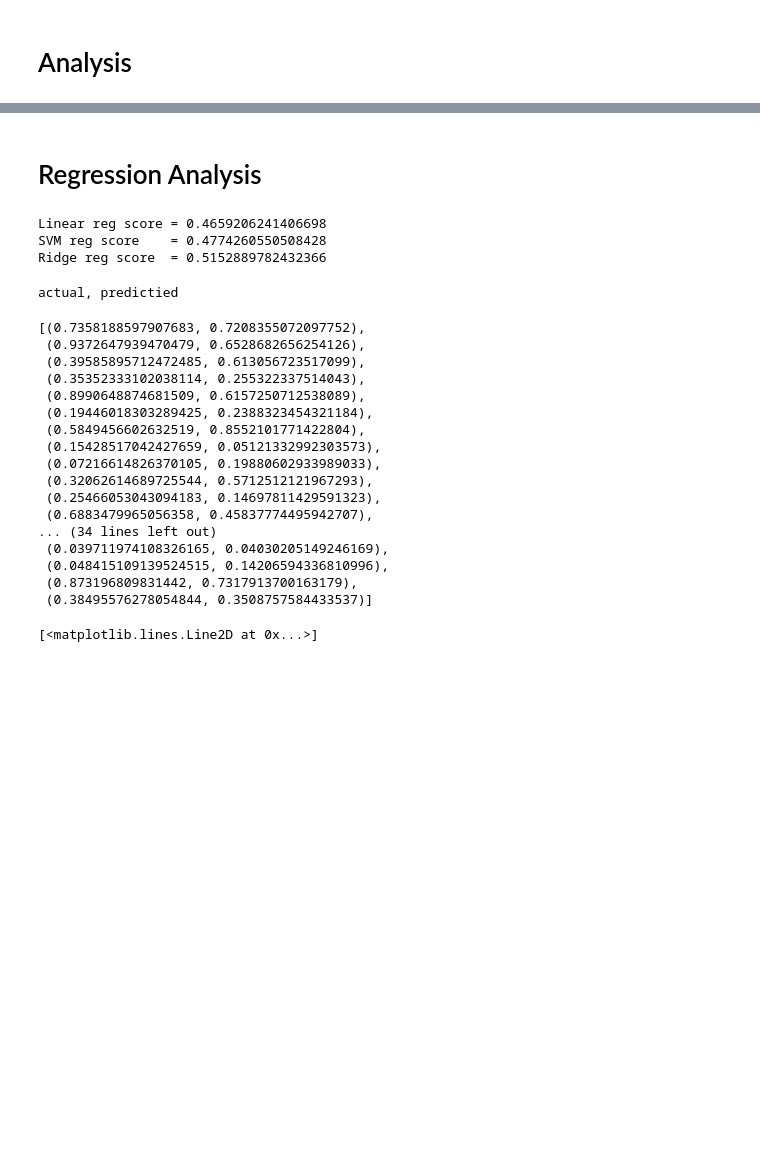
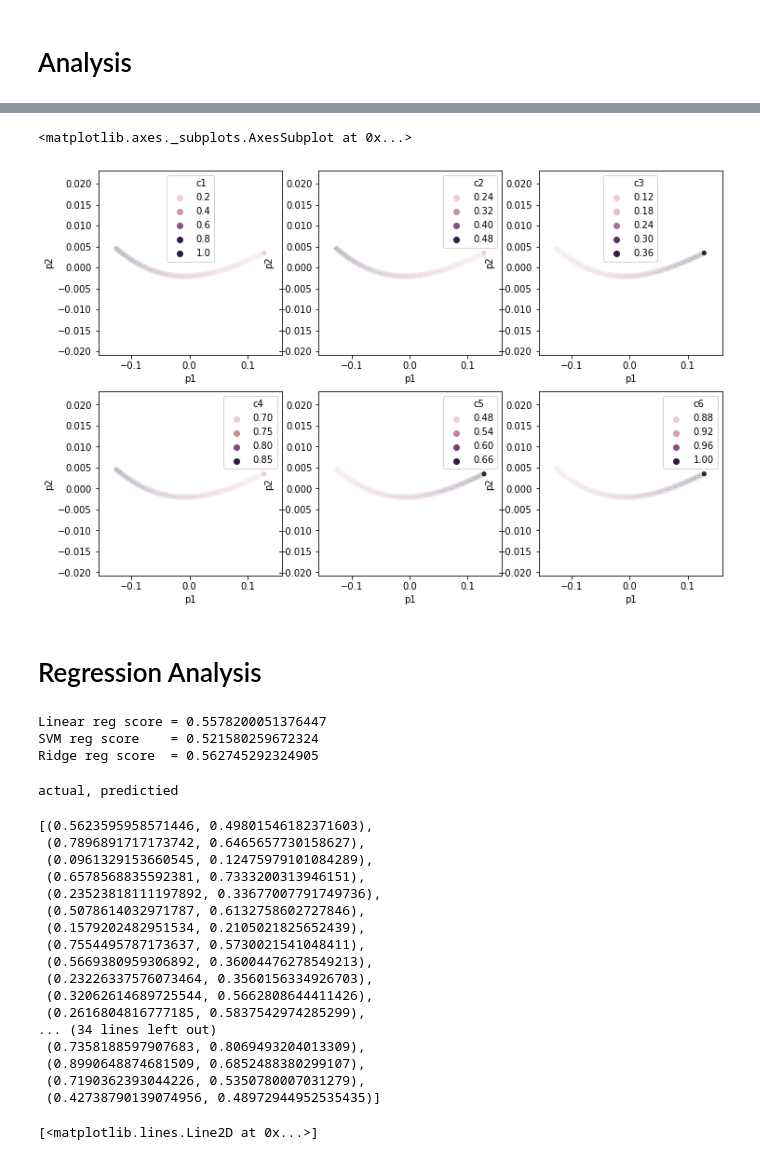
Before and after one commit to maiyuren/Hybrid-Quantum-Autoencoder, a Jupyter notebook: heisenberg/heisenberg_analysis.ipynb, the cells around one changed output, grey strips where cells are left out. Saved outputs shown, nothing was run; the diff lists cells and outputs as text; code cells hidden in the pictures; blank space fills up the shorter version.

```diff
--- a/heisenberg/heisenberg_analysis.ipynb
+++ b/heisenberg/heisenberg_analysis.ipynb
@@ -28,7 +28,7 @@ FileNotFoundError: [Errno 2] No such file or directory: 'data.pkl'
 # %% [markdown]
 ## Load model
 # %%
-filename = "pickled_models/hqa_model_ver_6.pickle"   # For 6 qubits
+filename = "pickled_models/hqa_model_ver_8.pickle"   # For 6 qubits
 # filename = "pickled_models/hqa_model_ver_4.pickle" # For 8 qubits
 with open(filename, "rb") as f:
     model = pickle.load(f)
@@ -74,3 +52,15 @@ model.df_latent_vectors
+# %%
+d = model.df_latent_vectors[model.df_latent_vectors.depth == 4.0]
+fig, axs = plt.subplots(2,3, figsize=(12,8))
+sns.scatterplot(x="p1", y="p2", hue='c1', data=d, ax=axs[0][0])
+sns.scatterplot(x="p1", y="p2", hue='c2', data=d, ax=axs[0][1])
+sns.scatterplot(x="p1", y="p2", hue='c3', data=d, ax=axs[0][2])
+sns.scatterplot(x="p1", y="p2", hue='c4', data=d, ax=axs[1][0])
+sns.scatterplot(x="p1", y="p2", hue='c5', data=d, ax=axs[1][1])
+sns.scatterplot(x="p1", y="p2", hue='c6', data=d, ax=axs[1][2])
+# %% [output]
+<matplotlib.axes._subplots.AxesSubplot at 0x...>
+[figure, added]
 # %% [markdown]
 # Regression Analysis
 # %%
@@ -92,32 +82,32 @@ print("Linear reg score =", reg_lin.score(X_test, y_test))
 print("SVM reg score    =", reg_svm.score(X_test, y_test))
 print("Ridge reg score  =", reg_ridge.score(X_test, y_test))
 # %% [output]
-Linear reg score = 0.4659206241406698
-SVM reg score    = 0.4774260550508428
-Ridge reg score  = 0.5152889782432366
+Linear reg score = 0.5578200051376447
+SVM reg score    = 0.521580259672324
+Ridge reg score  = 0.562745292324905
 # %%
 print("actual, predictied")
 yy = reg_lin.predict(X)
 list(zip(y, yy))
 # %% [output]
 actual, predictied
-[(0.7358188597907683, 0.7208355072097752),
- (0.9372647939470479, 0.6528682656254126),
- (0.39585895712472485, 0.613056723517099),
- (0.35352333102038114, 0.255322337514043),
- (0.8990648874681509, 0.6157250712538089),
- (0.19446018303289425, 0.2388323454321184),
- (0.5849456602632519, 0.8552101771422804),
- (0.15428517042427659, 0.05121332992303573),
- (0.07216614826370105, 0.19880602933989033),
- (0.32062614689725544, 0.5712512121967293),
- (0.25466053043094183, 0.14697811429591323),
- (0.6883479965056358, 0.45837774495942707),
+[(0.5623595958571446, 0.49801546182371603),
+ (0.7896891717173742, 0.6465657730158627),
+ (0.0961329153660545, 0.12475979101084289),
+ (0.6578568835592381, 0.7333200313946151),
+ (0.23523818111197892, 0.33677007791749736),
+ (0.5078614032971787, 0.6132758602727846),
+ (0.1579202482951534, 0.2105021825652439),
+ (0.7554495787173637, 0.5730021541048411),
+ (0.5669380959306892, 0.36004476278549213),
+ (0.23226337576073464, 0.3560156334926703),
+ (0.32062614689725544, 0.5662808644411426),
+ (0.2616804816777185, 0.5837542974285299),
 ... (34 lines left out)
- (0.039711974108326165, 0.04030205149246169),
- (0.048415109139524515, 0.14206594336810996),
- (0.873196809831442, 0.7317913700163179),
- (0.38495576278054844, 0.3508757584433537)]
+ (0.7358188597907683, 0.8069493204013309),
+ (0.8990648874681509, 0.6852488380299107),
+ (0.7190362393044226, 0.5350780007031279),
+ (0.42738790139074956, 0.48972944952535435)]
 # %%
 plt.plot(distributions[3].imag)
 plt.plot(distributions[3].real)
```
Also changed, not shown: parts of 7 cells of this notebook, 3 other files.
